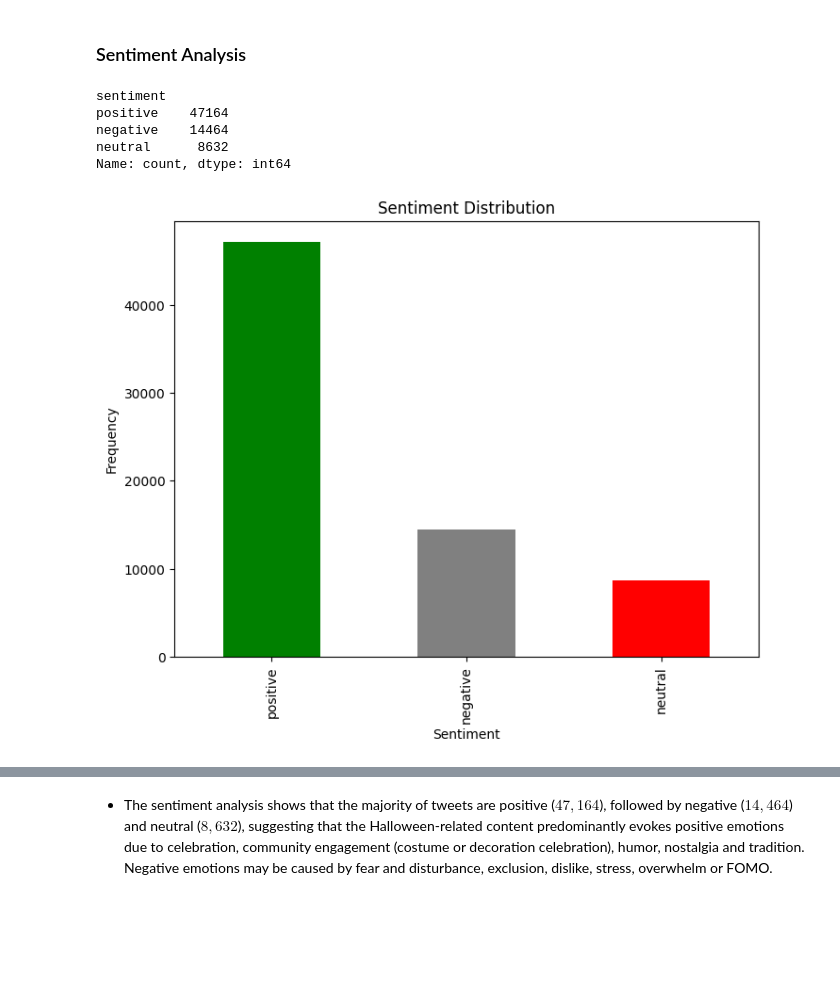
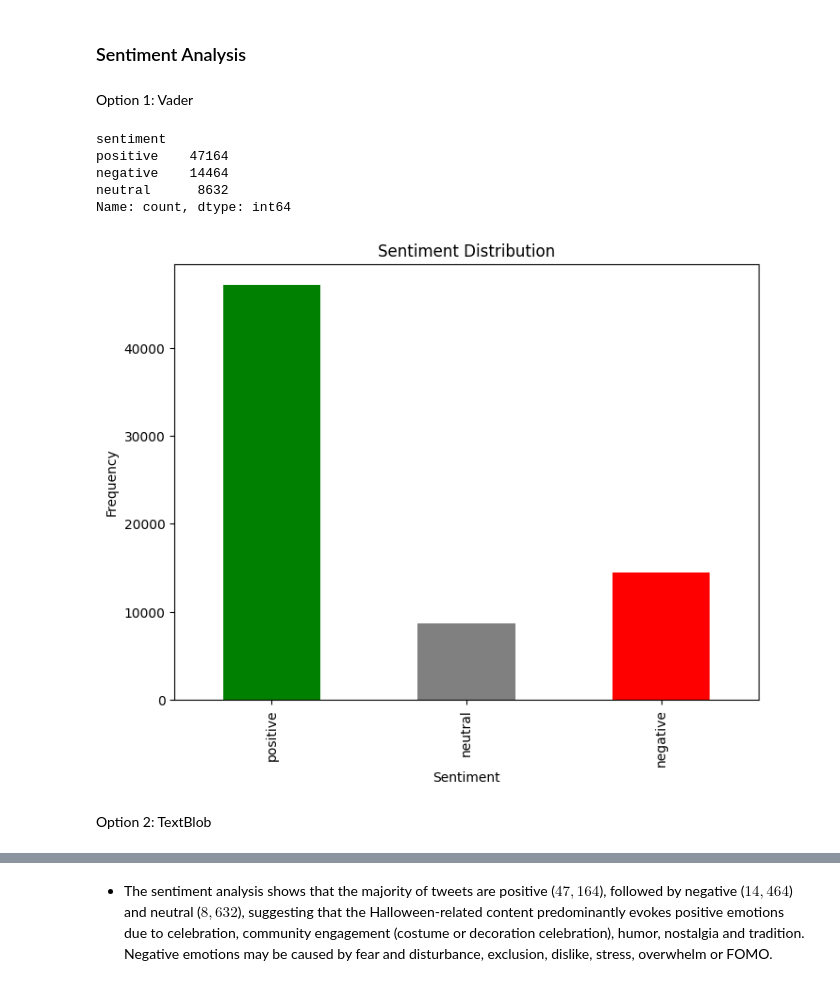
Before and after one commit to lgiesen/social-media-analysis, a Jupyter notebook: leo-text_analysis.ipynb, the cells around one changed output, grey strips where cells are left out. Drawn from its saved outputs; the diff is of its cells as text; code cells hidden in the pictures; blank space fills up the shorter version.

```diff
--- a/leo-text_analysis.ipynb
+++ b/leo-text_analysis.ipynb
@@ -431,0 +460,35 @@ check, time, important, support, crucial, care, lets, healthcare, mental, health
+# %%
+from sklearn.feature_extraction.text import CountVectorizer
+from sklearn.decomposition import LatentDirichletAllocation
+import nltk
+
+nltk.download('stopwords')
+from nltk.corpus import stopwords
+
+# Define a function to preprocess text
+def preprocess_text(text):
+    stop_words = set(stopwords.words('english'))
+    tokens = [word for word in text.split() if word not in stop_words]
+    return ' '.join(tokens)
+
+# Preprocess the text column
+df['cleaned_text'] = df['text'].apply(preprocess_text)
+
+# Convert the text df into a document-term matrix
+vectorizer = CountVectorizer(max_df=0.95, min_df=2, stop_words='english')
+doc_term_matrix = vectorizer.fit_transform(df['cleaned_text'])
+
+# Apply LDA
+lda = LatentDirichletAllocation(n_components=4, random_state=42)  # Specify number of topics (n_components)
+lda.fit(doc_term_matrix)
+
+# Get the top words for each topic
+def display_topics(model, feature_names, num_top_words):
+    for topic_idx, topic in enumerate(model.components_):
+        print(f"Topic {topic_idx}:")
+        print(", ".join([feature_names[i] for i in topic.argsort()[-num_top_words:]]))
+
+# Display topics
+num_top_words = 10  # Number of top words to display per topic
+feature_names = vectorizer.get_feature_names_out()
+display_topics(lda, feature_names, num_top_words)
@@ -513,6 +604,8 @@ df['locations'] = df['entities'].apply(lambda ents: filter_entities_by_type(ents
 - Entities with smaller counts (e.g., MONEY, PERCENT) indicate less focus on financial or statistical data, while entities like LAW or WORK_OF_ART suggest fewer references to legal terms or creative works.
 # %% [markdown]
 ### Sentiment Analysis
+# %% [markdown]
+Option 1: Vader
 # %%
 from vaderSentiment.vaderSentiment import SentimentIntensityAnalyzer
 
@@ -523,32 +616,38 @@ analyzer = SentimentIntensityAnalyzer()
 def analyze_sentiment(text):
     sentiment_scores = analyzer.polarity_scores(text)
     # Determine sentiment as positive, neutral, or negative
     if sentiment_scores['compound'] >= 0.05:
         return 'positive'
     elif sentiment_scores['compound'] <= -0.05:
         return 'negative'
     else:
         return 'neutral'
 
 # Apply sentiment analysis to the 'text' column
 df['sentiment'] = df['text'].apply(analyze_sentiment)
 
 # Output the distribution of sentiments
 print(df['sentiment'].value_counts())
 
 # Visualize sentiment distribution
 import matplotlib.pyplot as plt
+# Ensure the sentiment categories are ordered
+sentiment_counts = df['sentiment'].value_counts()
+ordered_sentiments = ['positive', 'neutral', 'negative']
+sentiment_counts = sentiment_counts.reindex(ordered_sentiments)
 
 plt.figure(figsize=(8, 6))
-df['sentiment'].value_counts().plot(kind='bar', color=['green', 'gray', 'red'])
+sentiment_counts.plot(kind='bar', color=['green', 'gray', 'red'])
 plt.title('Sentiment Distribution')
 plt.xlabel('Sentiment')
 plt.ylabel('Frequency')
 plt.show()
 # %% [output]
 sentiment
 positive    47164
 negative    14464
 neutral      8632
 Name: count, dtype: int64
-[figure, old version]
+[figure, new version]
+# %% [markdown]
+Option 2: TextBlob
```
Also changed, not shown: parts of 10 cells of this notebook, 2 other files.
